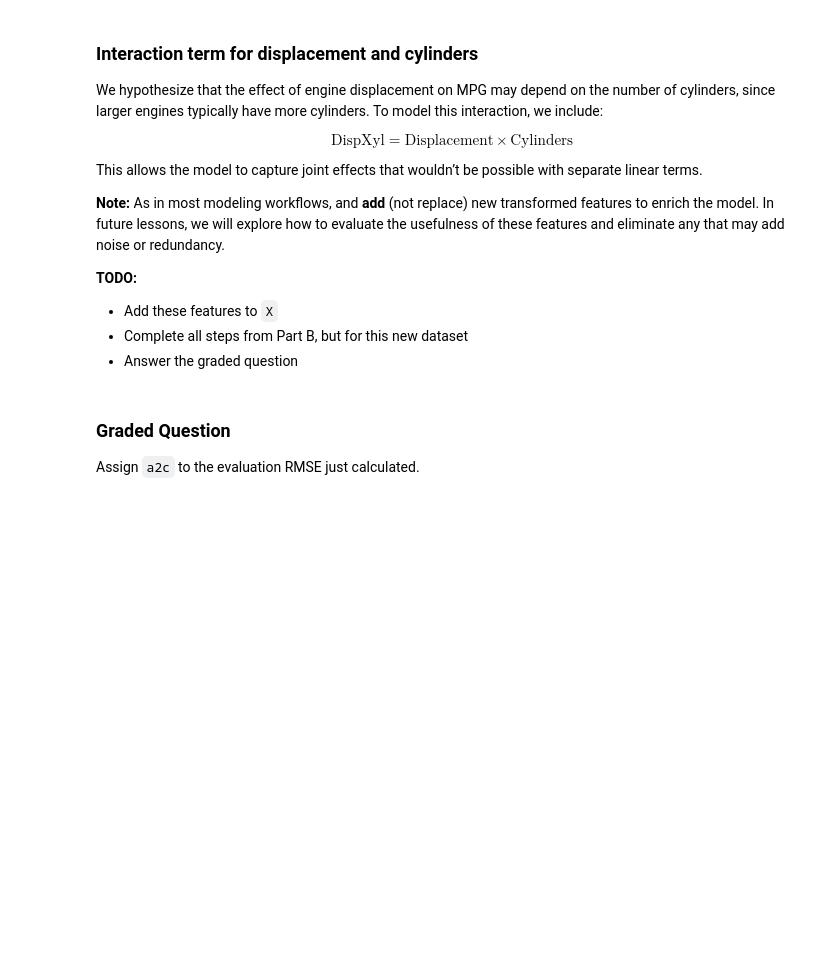
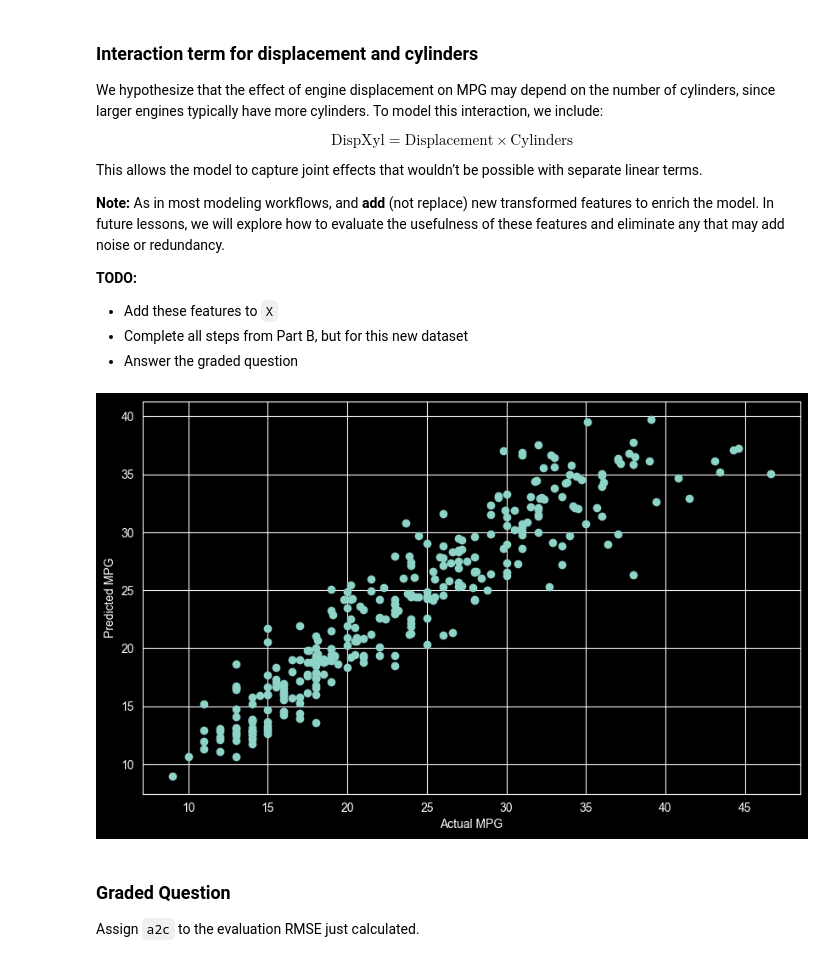
Before and after one commit to reynolkb-bu/Module-3-Assignments, a Jupyter notebook: Homework_03.ipynb, the cells around one changed output. Saved outputs shown, nothing was run; the diff lists cells and outputs as text; code cells hidden in the pictures; blank space fills up the shorter version.

```diff
--- a/Homework_03.ipynb
+++ b/Homework_03.ipynb
@@ -677,6 +679,32 @@ This allows the model to capture joint effects that wouldn’t be possible with
 - Answer the graded question
 # %%
 # Your code here; add as many cells as you need
+
+feature_columns['sqrt_horsepower'] = np.sqrt(df_mpg_cleaned['horsepower'])
+feature_columns['logWeight'] = np.log1p(df_mpg_cleaned['weight'])
+feature_columns['dispXyl'] = df_mpg_cleaned['displacement'] * df_mpg_cleaned['cylinders']
+
+target_column = df_mpg_cleaned['mpg']
+
+X_train, X_eval, y_train, y_eval = train_test_split(feature_columns, target_column, test_size=0.2, random_state=42)
+
+model = LinearRegression()
+model.fit(X_train, y_train)
+
+y_train_pred = model.predict(X_train)
+y_eval_pred = model.predict(X_eval)
+
+fe_train_rmse = root_mean_squared_error(y_train, y_train_pred)
+fe_eval_rmse = root_mean_squared_error(y_eval, y_eval_pred)
+fe_train_mae = mean_absolute_error(y_train, y_train_pred)
+fe_eval_mae = mean_absolute_error(y_eval, y_eval_pred)
+
+plt.figure(figsize=(10, 6))
+plt.scatter(y_train, y_train_pred, marker='o')
+plt.xlabel('Actual MPG')
+plt.ylabel('Predicted MPG')
+# %% [output]
+[figure, added]
 # %% [markdown]
 ### Graded Question
 
```
Also changed, not shown: parts of 11 cells of this notebook.
